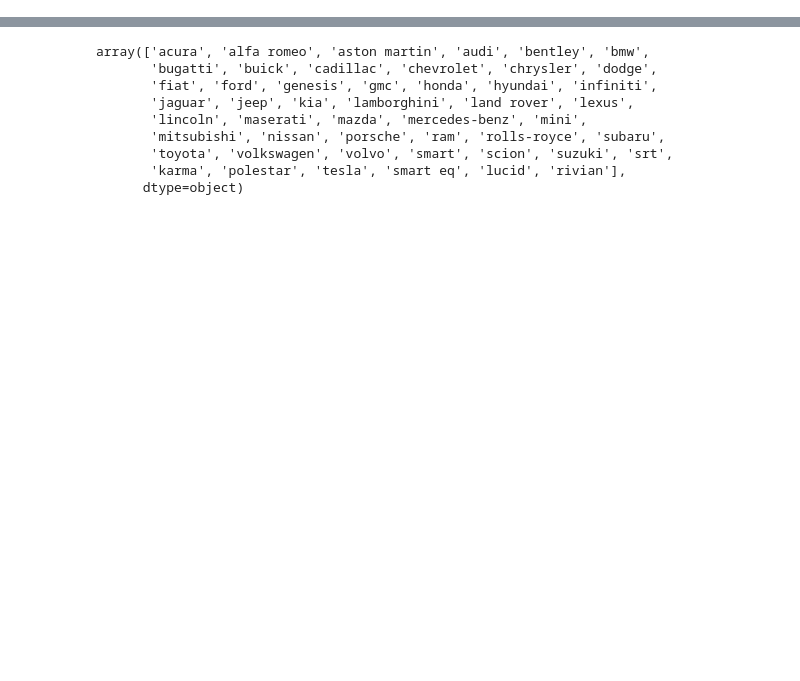
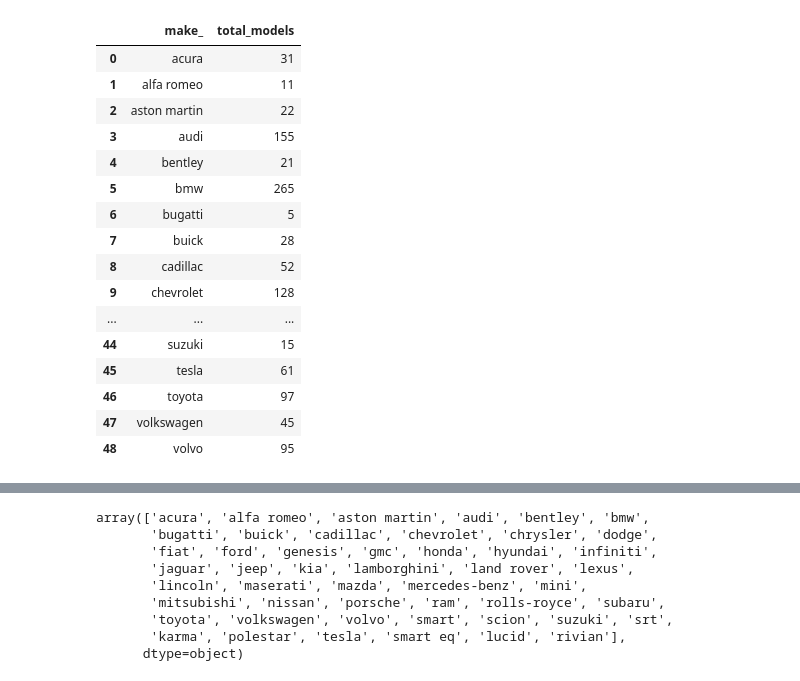
Before and after one commit to lfunderburk/fuel-electric-hybrid-vehicle-ml, a Jupyter notebook: src/visualization/dash-app-vis.ipynb, the cells around one changed output, grey strips where cells are left out. Saved outputs shown, nothing was run; the diff lists cells and outputs as text; code cells hidden in the pictures; blank space fills up the shorter version.

```diff
--- a/src/visualization/dash-app-vis.ipynb
+++ b/src/visualization/dash-app-vis.ipynb
@@ -31,0 +22,20 @@ master_df
+# %%
+total_models_df
+# %% [output]
+|  | make_ | total_models |
+| 0 | acura | 31 |
+| 1 | alfa romeo | 11 |
+| 2 | aston martin | 22 |
+| 3 | audi | 155 |
+| 4 | bentley | 21 |
+| 5 | bmw | 265 |
+| 6 | bugatti | 5 |
+| 7 | buick | 28 |
+| 8 | cadillac | 52 |
+| 9 | chevrolet | 128 |
+| ... | ... | ... |
+| 44 | suzuki | 15 |
+| 45 | tesla | 61 |
+| 46 | toyota | 97 |
+| 47 | volkswagen | 45 |
+| 48 | volvo | 95 |
```
Also changed, not shown: parts of 9 cells of this notebook, 1 other file.
